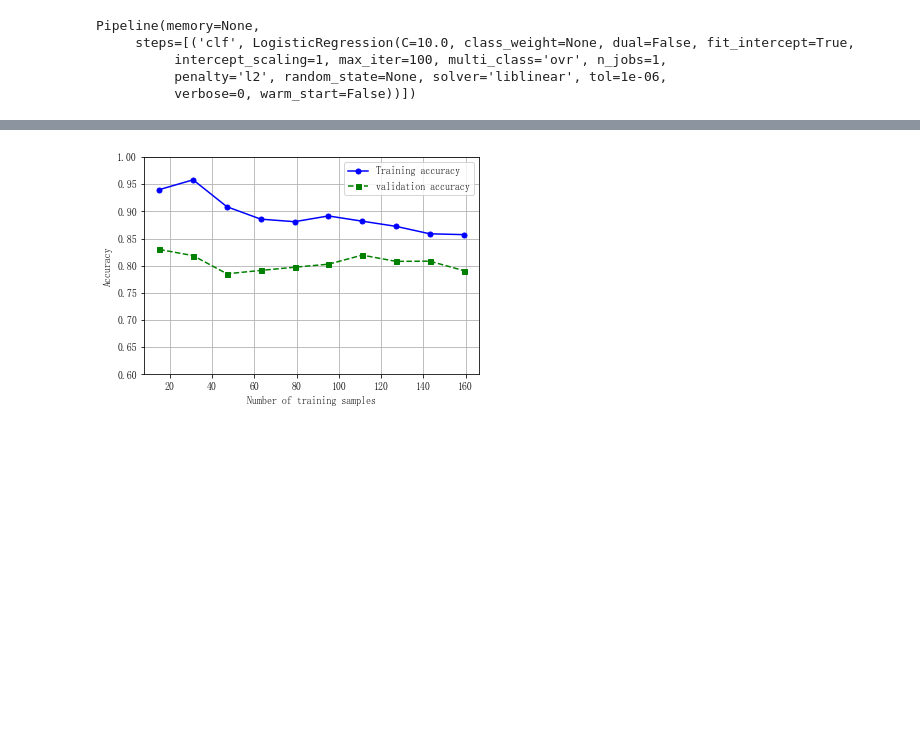
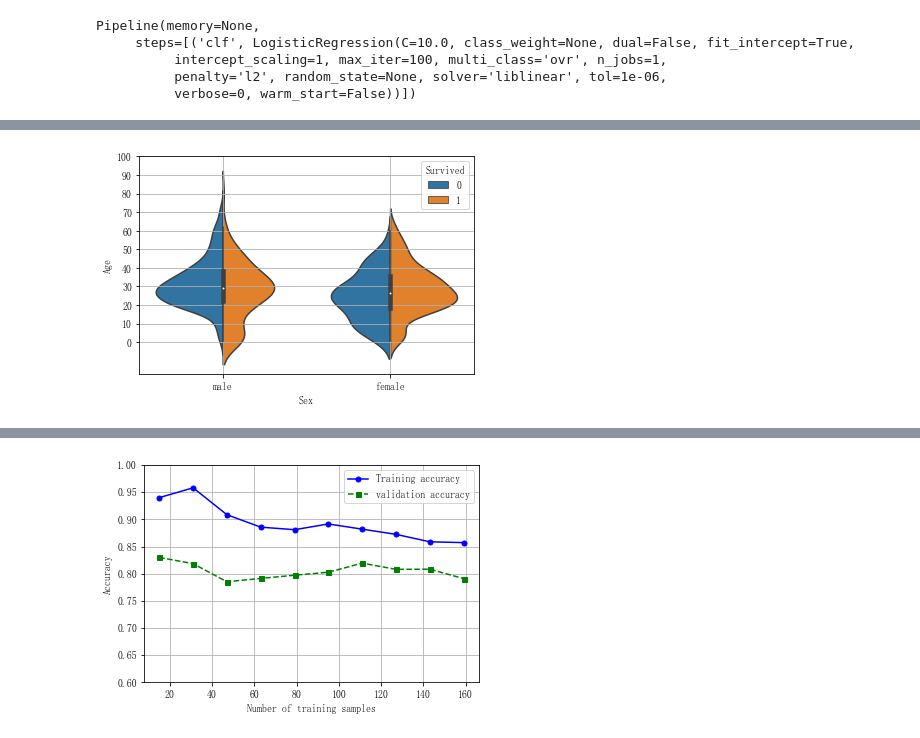
Before and after one commit to hahanigehaha233/mltest, a Jupyter notebook: Titanic/plot.ipynb, the cells around one changed output, grey strips where cells are left out. Saved outputs shown, nothing was run; the diff lists cells and outputs as text; code cells hidden in the pictures; blank space fills up the shorter version.

```diff
--- a/Titanic/plot.ipynb
+++ b/Titanic/plot.ipynb
@@ -28,0 +39,6 @@ Pipeline(memory=None,
+# %%
+ax = sns.violinplot('Sex','Age',data=data,hue='Survived',split=True)
+ax.set_yticks(range(0, 110, 10))
+ax.grid()
+# %% [output]
+[figure, added]
```
Also changed, not shown: parts of 12 cells of this notebook, 1 other file.
